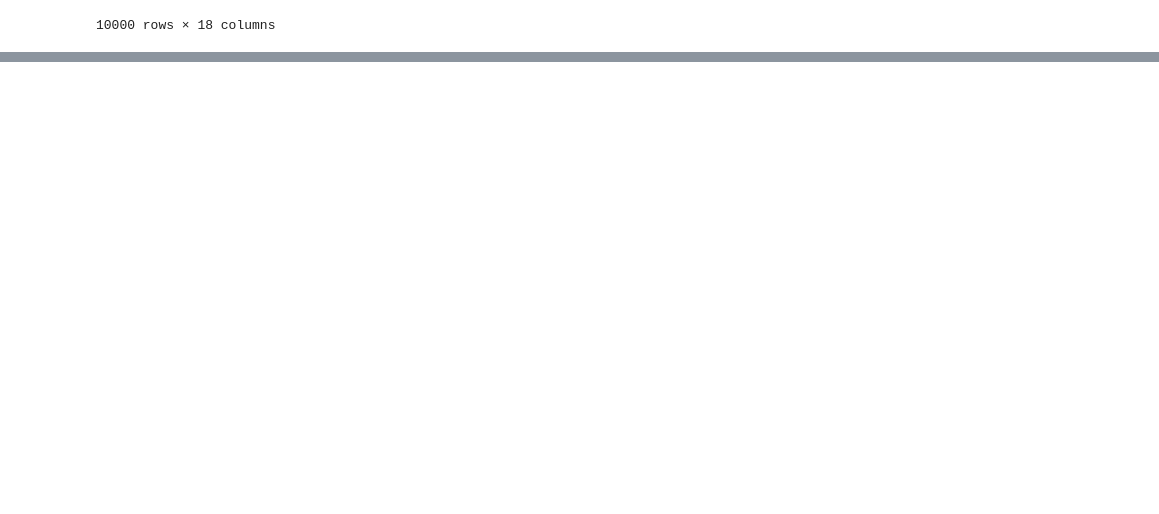
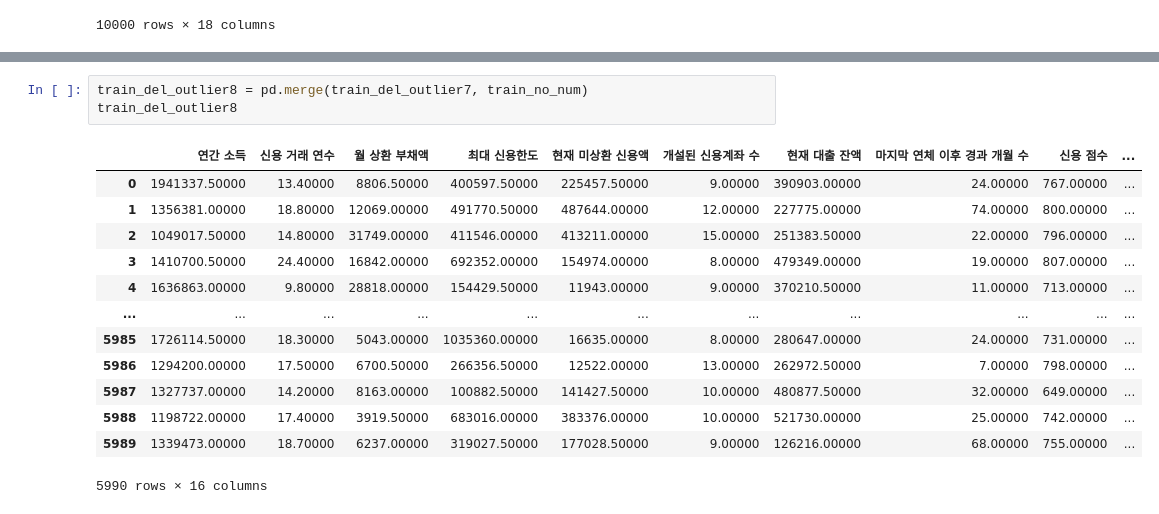
Before and after one commit to jayiuk/default-pred, a Jupyter notebook: eda_data.ipynb, the cells around one changed output, grey strips where cells are left out. Drawn from its saved outputs; the diff is of its cells as text; blank space fills up the shorter version.

```diff
--- a/eda_data.ipynb
+++ b/eda_data.ipynb
@@ -1600,0 +1716,17 @@ traind_c
+# %%
+train_del_outlier8 = pd.merge(train_del_outlier7, train_no_num)
+train_del_outlier8
+# %% [output]
+|  | 연간 소득 | 신용 거래 연수 | 월 상환 부채액 | 최대 신용한도 | 현재 미상환 신용액 | 개설된 신용계좌 수 | 현재 대출 잔액 | 마지막 연체 이후 경과 개월 수 | 신용 점수 | ... |
+| 0 | 1941337.50000 | 13.40000 | 8806.50000 | 400597.50000 | 225457.50000 | 9.00000 | 390903.00000 | 24.00000 | 767.00000 | ... |
+| 1 | 1356381.00000 | 18.80000 | 12069.00000 | 491770.50000 | 487644.00000 | 12.00000 | 227775.00000 | 74.00000 | 800.00000 | ... |
+| 2 | 1049017.50000 | 14.80000 | 31749.00000 | 411546.00000 | 413211.00000 | 15.00000 | 251383.50000 | 22.00000 | 796.00000 | ... |
+| 3 | 1410700.50000 | 24.40000 | 16842.00000 | 692352.00000 | 154974.00000 | 8.00000 | 479349.00000 | 19.00000 | 807.00000 | ... |
+| 4 | 1636863.00000 | 9.80000 | 28818.00000 | 154429.50000 | 11943.00000 | 9.00000 | 370210.50000 | 11.00000 | 713.00000 | ... |
+| ... | ... | ... | ... | ... | ... | ... | ... | ... | ... | ... |
+| 5985 | 1726114.50000 | 18.30000 | 5043.00000 | 1035360.00000 | 16635.00000 | 8.00000 | 280647.00000 | 24.00000 | 731.00000 | ... |
+| 5986 | 1294200.00000 | 17.50000 | 6700.50000 | 266356.50000 | 12522.00000 | 13.00000 | 262972.50000 | 7.00000 | 798.00000 | ... |
+| 5987 | 1327737.00000 | 14.20000 | 8163.00000 | 100882.50000 | 141427.50000 | 10.00000 | 480877.50000 | 32.00000 | 649.00000 | ... |
+| 5988 | 1198722.00000 | 17.40000 | 3919.50000 | 683016.00000 | 383376.00000 | 10.00000 | 521730.00000 | 25.00000 | 742.00000 | ... |
+| 5989 | 1339473.00000 | 18.70000 | 6237.00000 | 319027.50000 | 177028.50000 | 9.00000 | 126216.00000 | 68.00000 | 755.00000 | ... |
+5990 rows × 16 columns
```
Also changed, not shown: parts of 19 cells of this notebook.
